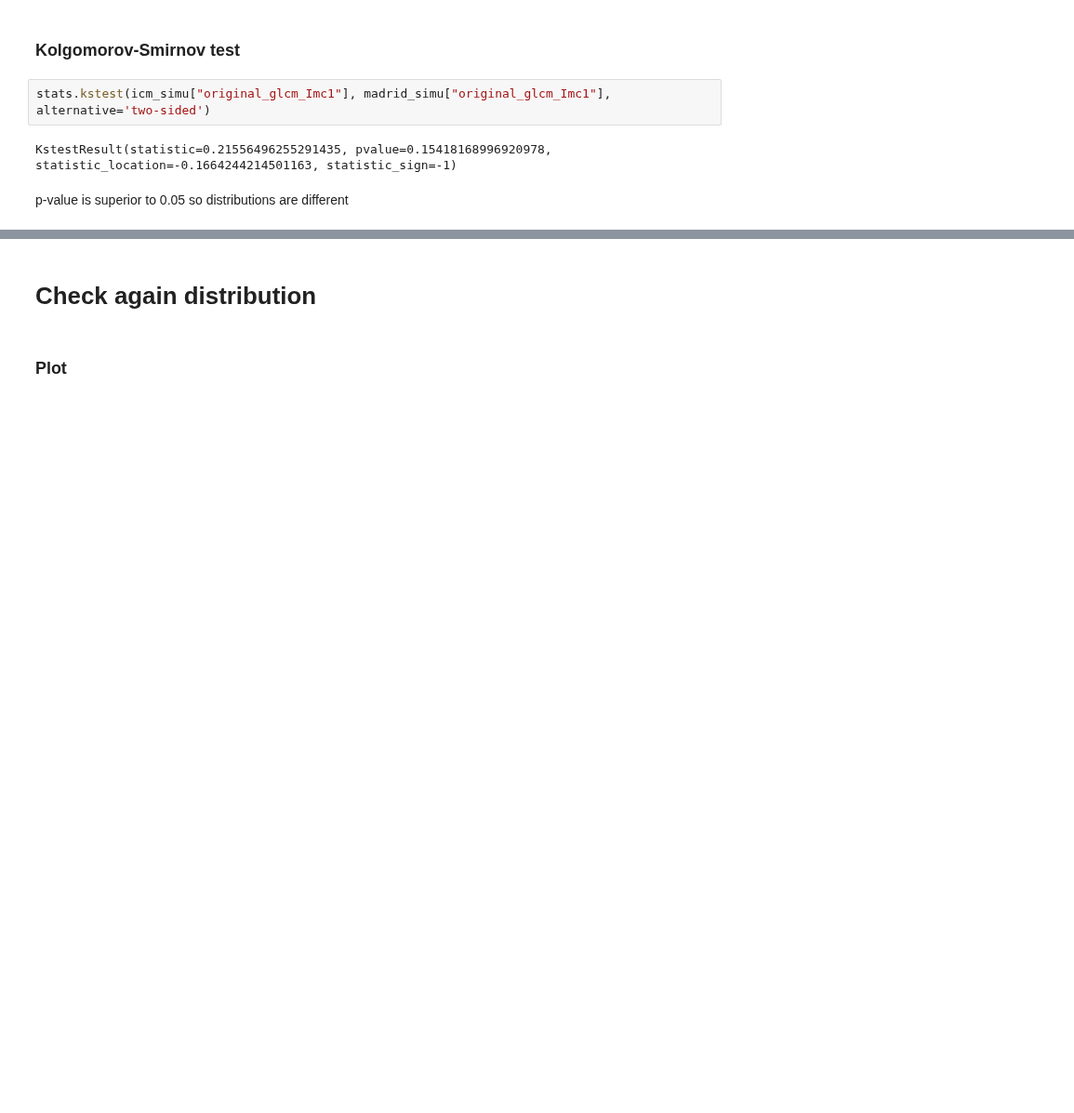
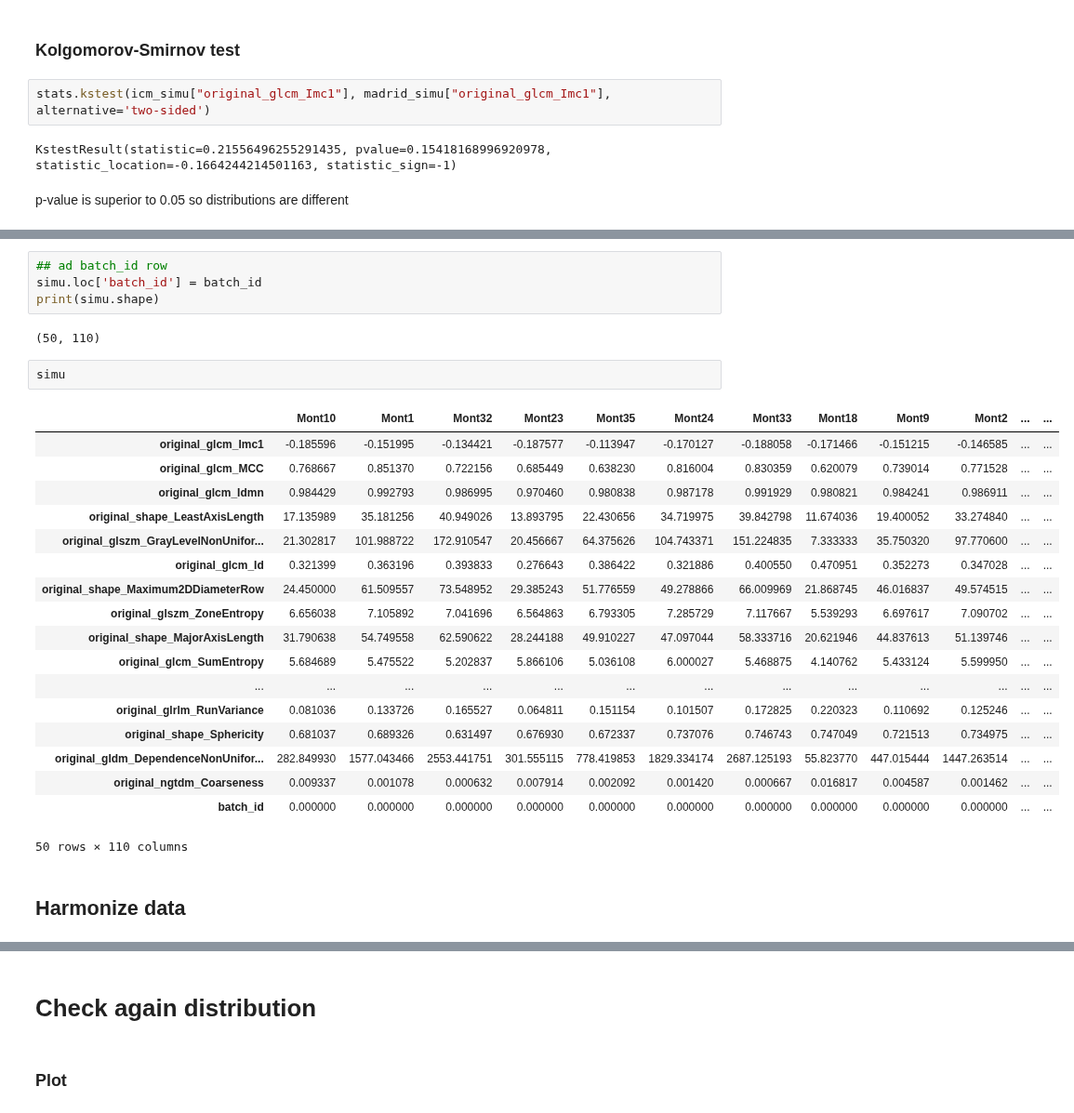
Before and after one commit to ftach/delta-rad, a Jupyter notebook: madrid_study/5_apply_combat.ipynb, the cells around one changed output, grey strips where cells are left out. Shown at 93% size. Cells and saved outputs as stored; diff of their text form; blank space fills up the shorter version.

```diff
--- a/madrid_study/5_apply_combat.ipynb
+++ b/madrid_study/5_apply_combat.ipynb
@@ -97,0 +113,29 @@ p-value is superior to 0.05 so distributions are different
+# %%
+## ad batch_id row
+simu.loc['batch_id'] = batch_id
+print(simu.shape)
+# %% [output]
+(50, 110)
+# %%
+simu
+# %% [output]
+|  | Mont10 | Mont1 | Mont32 | Mont23 | Mont35 | Mont24 | Mont33 | Mont18 | Mont9 | Mont2 | ... | ... |
+| original_glcm_Imc1 | -0.185596 | -0.151995 | -0.134421 | -0.187577 | -0.113947 | -0.170127 | -0.188058 | -0.171466 | -0.151215 | -0.146585 | ... | ... |
+| original_glcm_MCC | 0.768667 | 0.851370 | 0.722156 | 0.685449 | 0.638230 | 0.816004 | 0.830359 | 0.620079 | 0.739014 | 0.771528 | ... | ... |
+| original_glcm_Idmn | 0.984429 | 0.992793 | 0.986995 | 0.970460 | 0.980838 | 0.987178 | 0.991929 | 0.980821 | 0.984241 | 0.986911 | ... | ... |
+| original_shape_LeastAxisLength | 17.135989 | 35.181256 | 40.949026 | 13.893795 | 22.430656 | 34.719975 | 39.842798 | 11.674036 | 19.400052 | 33.274840 | ... | ... |
+| original_glszm_GrayLevelNonUnifor... | 21.302817 | 101.988722 | 172.910547 | 20.456667 | 64.375626 | 104.743371 | 151.224835 | 7.333333 | 35.750320 | 97.770600 | ... | ... |
+| original_glcm_Id | 0.321399 | 0.363196 | 0.393833 | 0.276643 | 0.386422 | 0.321886 | 0.400550 | 0.470951 | 0.352273 | 0.347028 | ... | ... |
+| original_shape_Maximum2DDiameterRow | 24.450000 | 61.509557 | 73.548952 | 29.385243 | 51.776559 | 49.278866 | 66.009969 | 21.868745 | 46.016837 | 49.574515 | ... | ... |
+| original_glszm_ZoneEntropy | 6.656038 | 7.105892 | 7.041696 | 6.564863 | 6.793305 | 7.285729 | 7.117667 | 5.539293 | 6.697617 | 7.090702 | ... | ... |
+| original_shape_MajorAxisLength | 31.790638 | 54.749558 | 62.590622 | 28.244188 | 49.910227 | 47.097044 | 58.333716 | 20.621946 | 44.837613 | 51.139746 | ... | ... |
+| original_glcm_SumEntropy | 5.684689 | 5.475522 | 5.202837 | 5.866106 | 5.036108 | 6.000027 | 5.468875 | 4.140762 | 5.433124 | 5.599950 | ... | ... |
+| ... | ... | ... | ... | ... | ... | ... | ... | ... | ... | ... | ... | ... |
+| original_glrlm_RunVariance | 0.081036 | 0.133726 | 0.165527 | 0.064811 | 0.151154 | 0.101507 | 0.172825 | 0.220323 | 0.110692 | 0.125246 | ... | ... |
+| original_shape_Sphericity | 0.681037 | 0.689326 | 0.631497 | 0.676930 | 0.672337 | 0.737076 | 0.746743 | 0.747049 | 0.721513 | 0.734975 | ... | ... |
+| original_gldm_DependenceNonUnifor... | 282.849930 | 1577.043466 | 2553.441751 | 301.555115 | 778.419853 | 1829.334174 | 2687.125193 | 55.823770 | 447.015444 | 1447.263514 | ... | ... |
+| original_ngtdm_Coarseness | 0.009337 | 0.001078 | 0.000632 | 0.007914 | 0.002092 | 0.001420 | 0.000667 | 0.016817 | 0.004587 | 0.001462 | ... | ... |
+| batch_id | 0.000000 | 0.000000 | 0.000000 | 0.000000 | 0.000000 | 0.000000 | 0.000000 | 0.000000 | 0.000000 | 0.000000 | ... | ... |
+50 rows × 110 columns
+# %% [markdown]
+## Harmonize data
```
Also changed, not shown: parts of 9 cells of this notebook.
